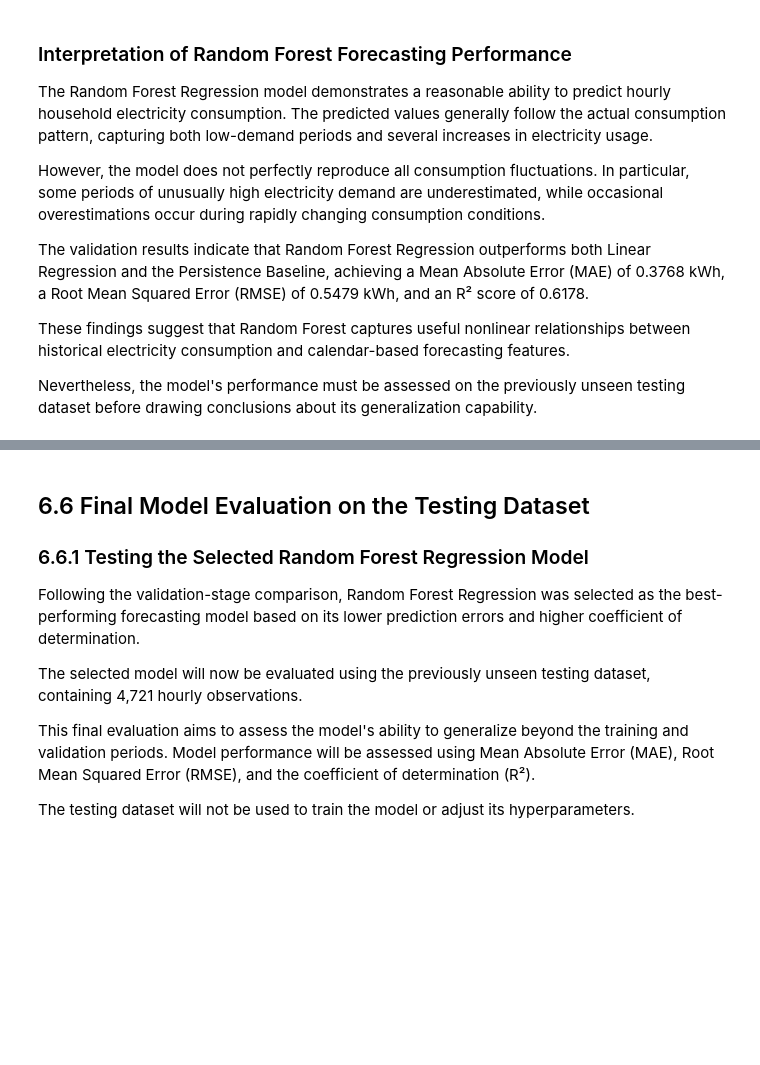
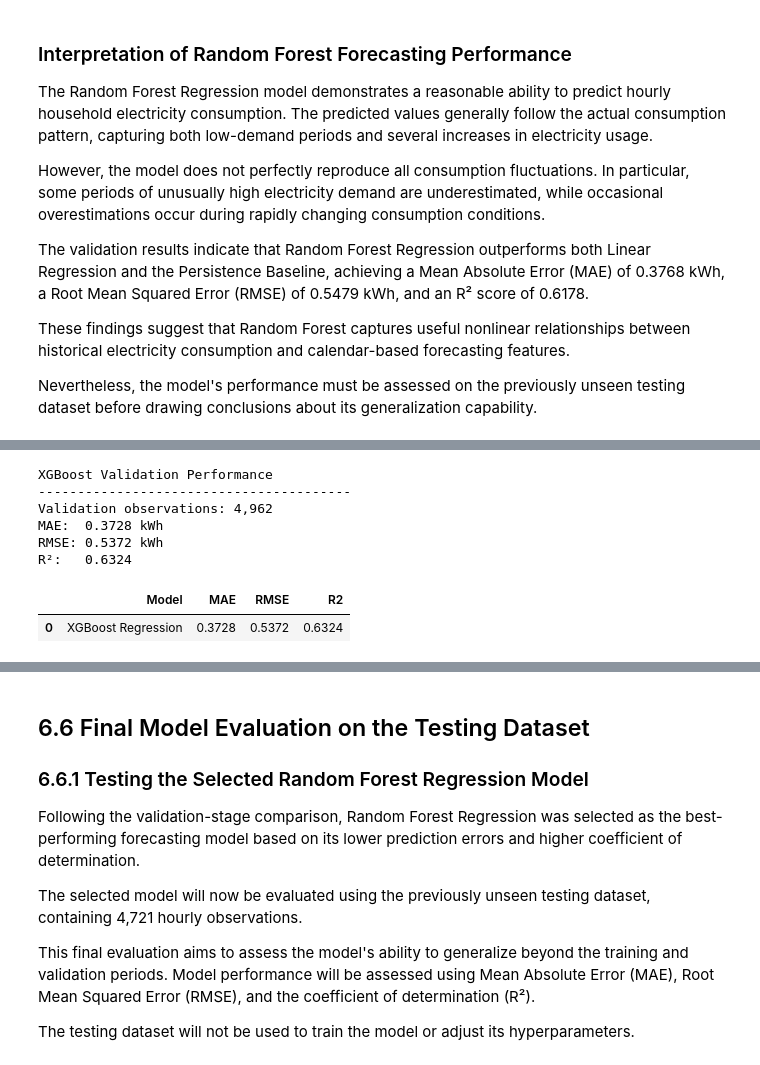
Before and after one commit to damisar/Household_Electricity_Consumption_Analysis_and_Forecasting, a Jupyter notebook: notebook/Household_Electricity_Consumption_Analysis_and_Forecasting.ipynb, the cells around one changed output, grey strips where cells are left out. Drawn from its saved outputs; the diff is of its cells as text; code cells hidden in the pictures; blank space fills up the shorter version.

```diff
--- a/notebook/Household_Electricity_Consumption_Analysis_and_Forecasting.ipynb
+++ b/notebook/Household_Electricity_Consumption_Analysis_and_Forecasting.ipynb
@@ -4682,0 +4715,52 @@ Nevertheless, the model's performance must be assessed on the previously unseen
+# %%
+
+# Section 6.5.3.6 - XGBoost Validation Performance
+
+import pandas as pd
+import numpy as np
+from sklearn.metrics import (
+    mean_absolute_error,
+    mean_squared_error,
+    r2_score
+)
+
+# Generate predictions on the validation dataset
+xgb_val_predictions = xgb_model.predict(X_val)
+
+# Calculate validation performance metrics
+xgb_val_mae = mean_absolute_error(
+    y_val, xgb_val_predictions
+)
+
+xgb_val_rmse = np.sqrt(
+    mean_squared_error(y_val, xgb_val_predictions)
+)
+
+xgb_val_r2 = r2_score(
+    y_val, xgb_val_predictions
+)
+
+# Store the results
+xgb_validation_metrics = pd.DataFrame({
+    "Model": ["XGBoost Regression"],
+    "MAE": [xgb_val_mae],
+    "RMSE": [xgb_val_rmse],
+    "R2": [xgb_val_r2]
+})
+
+print("XGBoost Validation Performance")
+print("-" * 40)
+print(f"Validation observations: {len(y_val):,}")
+print(f"MAE:  {xgb_val_mae:.4f} kWh")
+print(f"RMSE: {xgb_val_rmse:.4f} kWh")
+print(f"R²:   {xgb_val_r2:.4f}")
+display(xgb_validation_metrics.round(4))
+# %% [output]
+XGBoost Validation Performance
+----------------------------------------
+Validation observations: 4,962
+MAE:  0.3728 kWh
+RMSE: 0.5372 kWh
+R²:   0.6324
+|  | Model | MAE | RMSE | R2 |
+| 0 | XGBoost Regression | 0.3728 | 0.5372 | 0.6324 |
```
Also changed, not shown: parts of 32 cells of this notebook.
